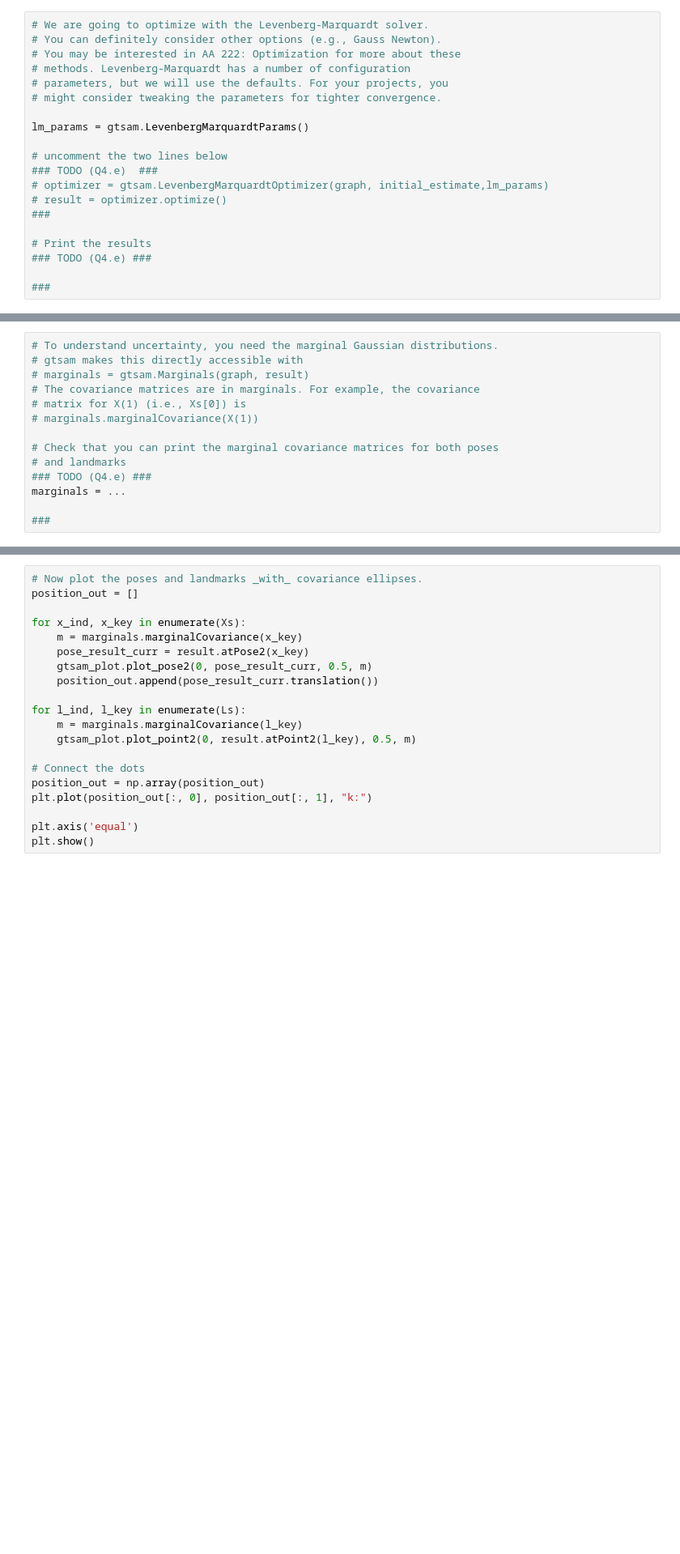
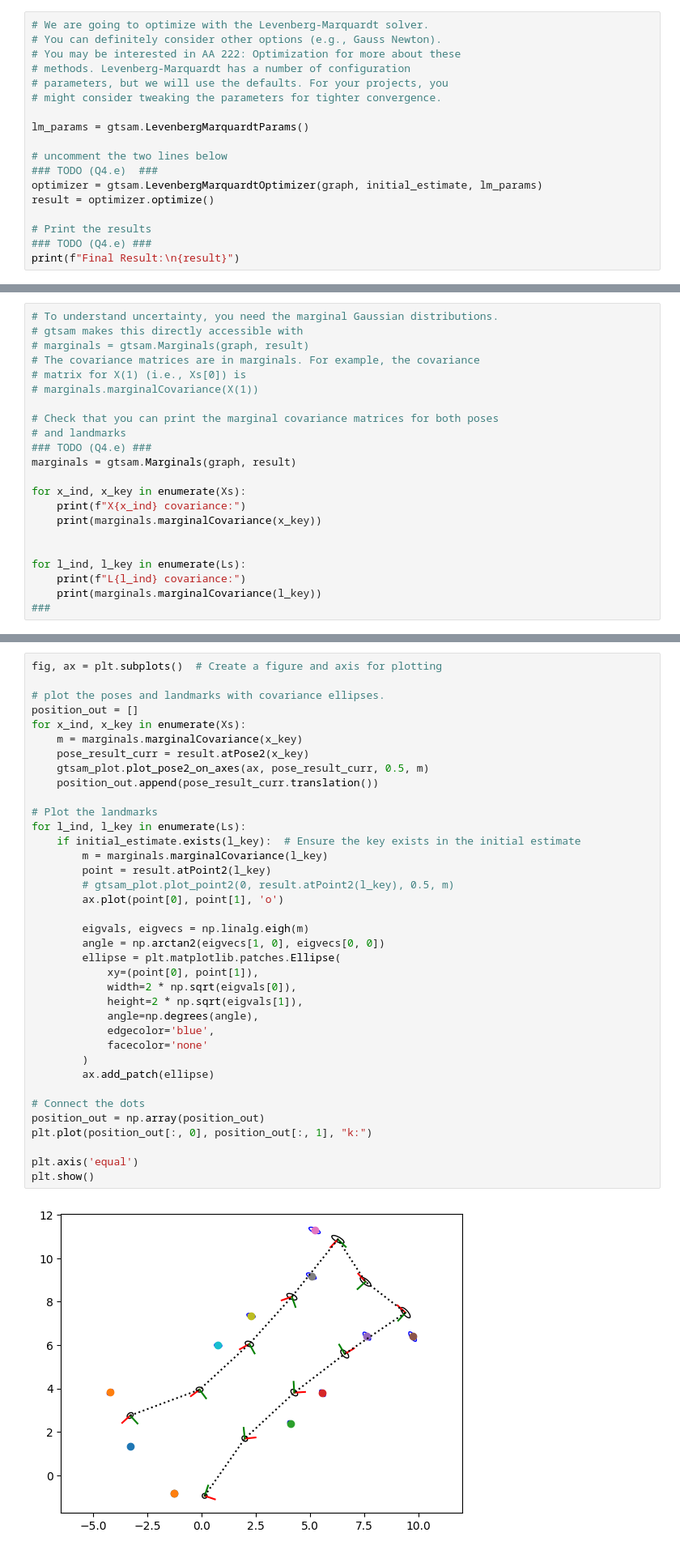
Before and after one commit to QuangMDoan/autonomy, a Jupyter notebook: hw4/AA274a-HW4-F25/P1-GTSAM/P1_GTSAM.ipynb, the cells around one changed output, grey strips where cells are left out. Shown at 81% size. Cells and saved outputs as stored; diff of their text form; blank space fills up the shorter version.

```diff
--- a/hw4/AA274a-HW4-F25/P1-GTSAM/P1_GTSAM.ipynb
+++ b/hw4/AA274a-HW4-F25/P1-GTSAM/P1_GTSAM.ipynb
@@ -321,11 +346,9 @@ lm_params = gtsam.LevenbergMarquardtParams()
 
 # uncomment the two lines below
 ### TODO (Q4.e)  ###
-# optimizer = gtsam.LevenbergMarquardtOptimizer(graph, initial_estimate,lm_params)
-# result = optimizer.optimize()
-###
+optimizer = gtsam.LevenbergMarquardtOptimizer(graph, initial_estimate, lm_params)
+result = optimizer.optimize()
 
 # Print the results
 ### TODO (Q4.e) ###
-
-###
+print(f"Final Result:\n{result}")
@@ -340,6 +381,14 @@ lm_params = gtsam.LevenbergMarquardtParams()
 # Check that you can print the marginal covariance matrices for both poses
 # and landmarks
 ### TODO (Q4.e) ###
-marginals = ...
+marginals = gtsam.Marginals(graph, result)
 
+for x_ind, x_key in enumerate(Xs):
+    print(f"X{x_ind} covariance:")
+    print(marginals.marginalCovariance(x_key))
+
+
+for l_ind, l_key in enumerate(Ls):
+    print(f"L{l_ind} covariance:")
+    print(marginals.marginalCovariance(l_key))
 ###
@@ -346,20 +413,39 @@ marginals = ...
 # %%
-# Now plot the poses and landmarks _with_ covariance ellipses.
+fig, ax = plt.subplots()  # Create a figure and axis for plotting
+
+# plot the poses and landmarks with covariance ellipses.
 position_out = []
-
 for x_ind, x_key in enumerate(Xs):
     m = marginals.marginalCovariance(x_key)
     pose_result_curr = result.atPose2(x_key)
-    gtsam_plot.plot_pose2(0, pose_result_curr, 0.5, m)
+    gtsam_plot.plot_pose2_on_axes(ax, pose_result_curr, 0.5, m)
     position_out.append(pose_result_curr.translation())
 
+# Plot the landmarks
 for l_ind, l_key in enumerate(Ls):
-    m = marginals.marginalCovariance(l_key)
-    gtsam_plot.plot_point2(0, result.atPoint2(l_key), 0.5, m)
+    if initial_estimate.exists(l_key):  # Ensure the key exists in the initial estimate
+        m = marginals.marginalCovariance(l_key)
+        point = result.atPoint2(l_key)
+        # gtsam_plot.plot_point2(0, result.atPoint2(l_key), 0.5, m)
+        ax.plot(point[0], point[1], 'o')
+
+        eigvals, eigvecs = np.linalg.eigh(m)
+        angle = np.arctan2(eigvecs[1, 0], eigvecs[0, 0])
+        ellipse = plt.matplotlib.patches.Ellipse(
+            xy=(point[0], point[1]),
+            width=2 * np.sqrt(eigvals[0]),
+            height=2 * np.sqrt(eigvals[1]),
+            angle=np.degrees(angle),
+            edgecolor='blue',
+            facecolor='none'
+        )
+        ax.add_patch(ellipse)
 
 # Connect the dots
 position_out = np.array(position_out)
 plt.plot(position_out[:, 0], position_out[:, 1], "k:")
 
 plt.axis('equal')
 plt.show()
+# %% [output]
+[figure, added]
```
Also changed, not shown: parts of 4 cells of this notebook, 2 other files.
